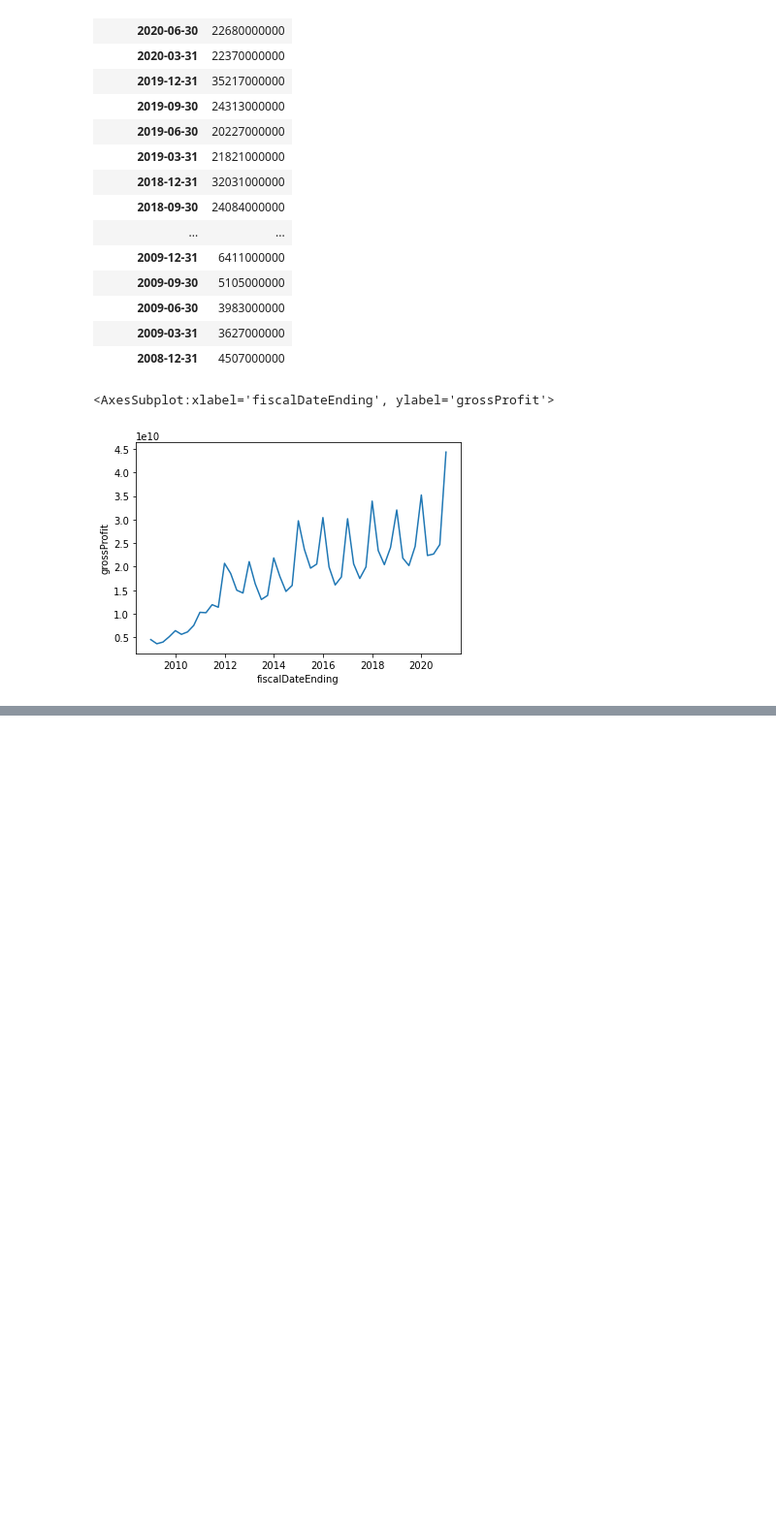
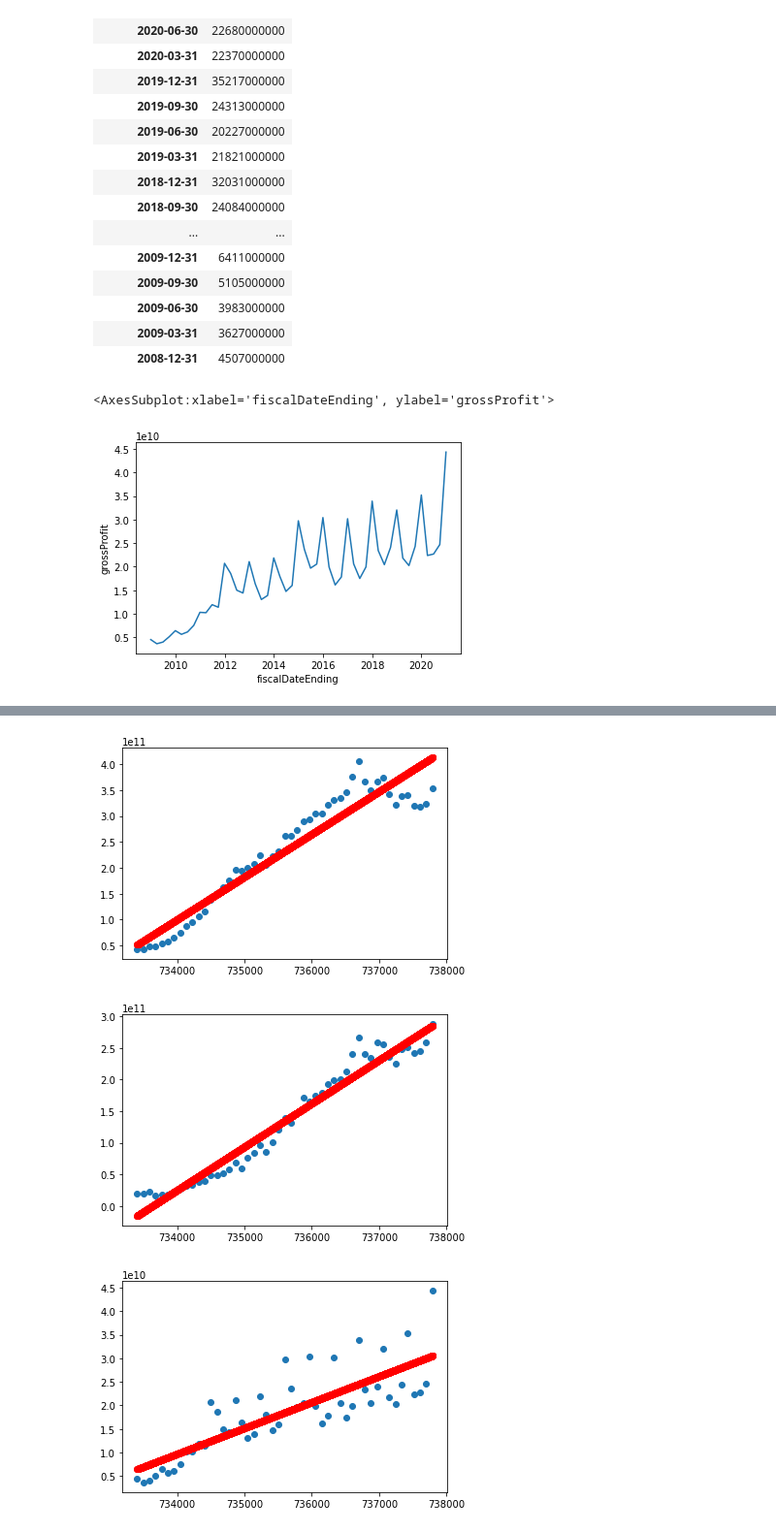
Before and after one commit to y-jiahao/stock-price-prediction, a Jupyter notebook: Jia Hao/main.ipynb, the cells around one changed output, grey strips where cells are left out. Shown at 97% size. Drawn from its saved outputs; the diff is of its cells as text; code cells hidden in the pictures; blank space fills up the shorter version.

```diff
--- a/Jia Hao/main.ipynb
+++ b/Jia Hao/main.ipynb
@@ -133,0 +164,21 @@ TypeError: cannot perform __rmul__ with this index type: DatetimeArray
+# %%
+ordinalno_linreg = pd.DataFrame(range(dt.date(year=2020, month=12, day=31).toordinal(), dt.date(year=2008, month=12, day=31).toordinal() - 1, -1))
+totalassets_pred = linreg.predict(ordinalno_linreg)
+totalliabs_pred = linreg1.predict(ordinalno_linreg)
+profits_pred = linreg2.predict(ordinalno_linreg)
+
+plt.scatter(ordinalno, totalassets)
+plt.scatter(ordinalno_linreg, totalassets_pred, color = "r")
+plt.show()
+
+plt.scatter(ordinalno, totalliabs)
+plt.scatter(ordinalno_linreg, totalliabs_pred, color = "r")
+plt.show()
+
+plt.scatter(ordinalno, profits)
+plt.scatter(ordinalno_linreg, profits_pred, color = "r")
+plt.show()
+# %% [output]
+[figure, added]
+[figure, added]
+[figure, added]
```
Also changed, not shown: parts of 8 cells of this notebook.
